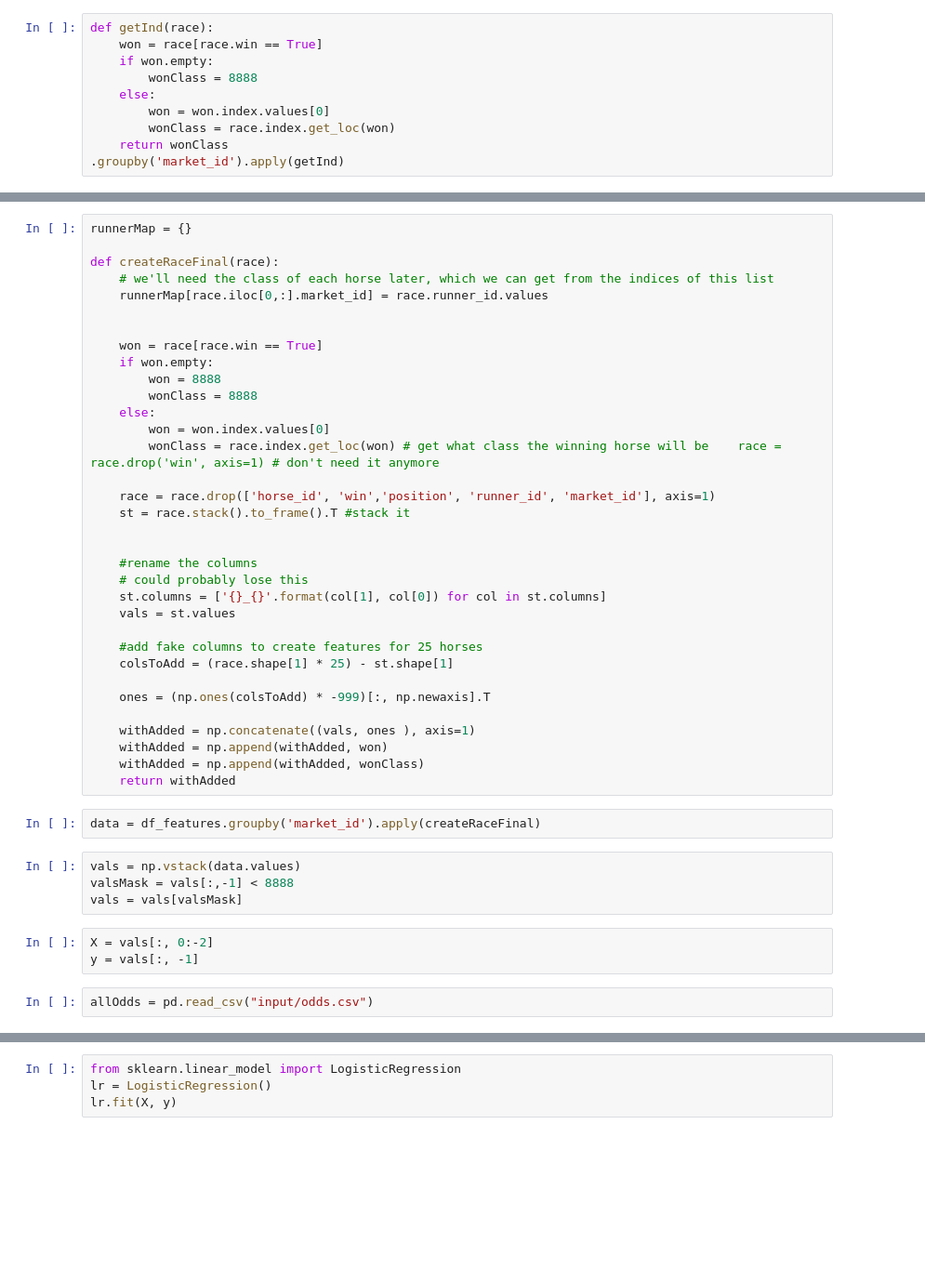
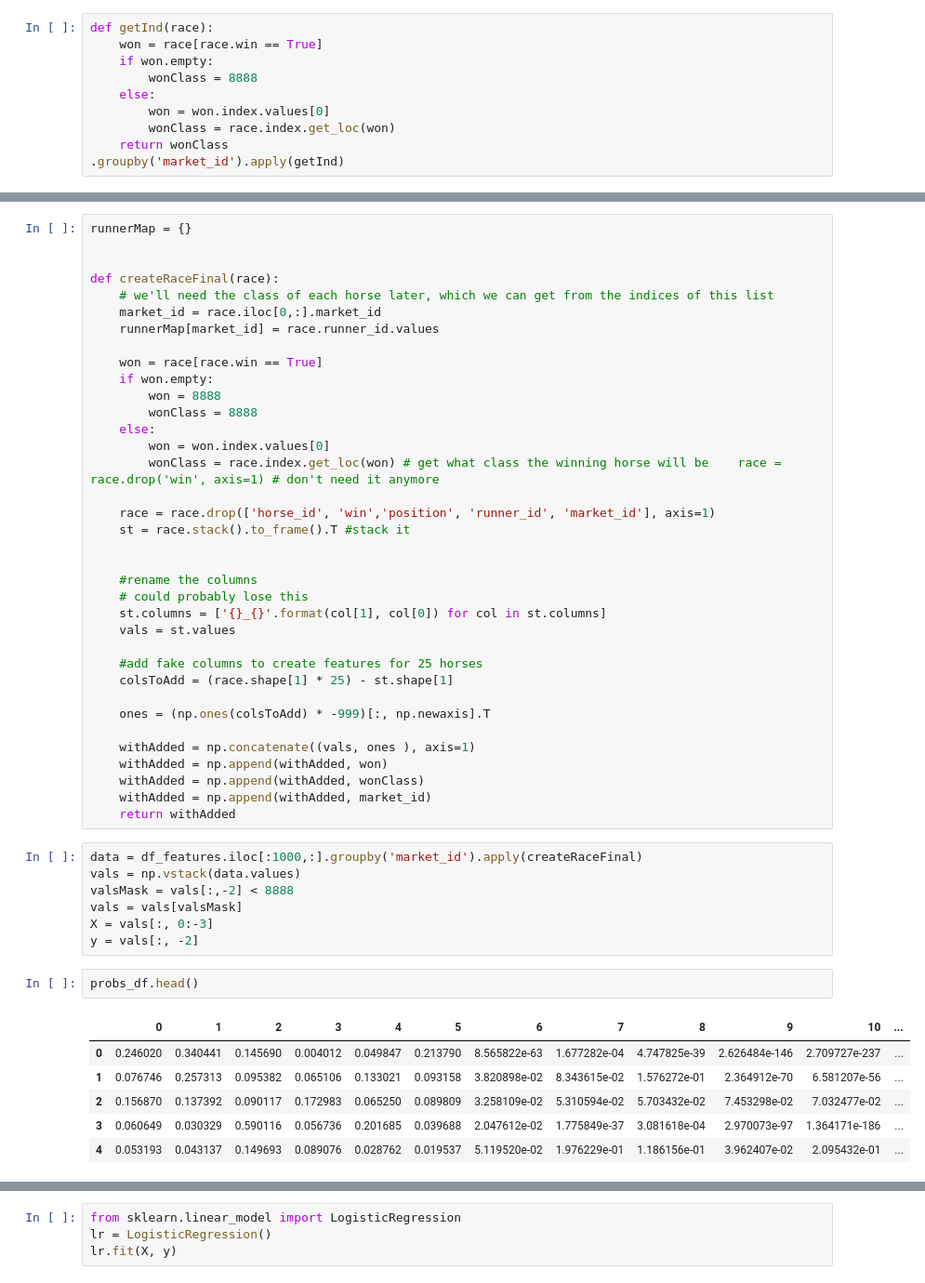
Before and after one commit to ryankresse/horses, a Jupyter notebook: multiclass.ipynb, the cells around one changed output, grey strips where cells are left out. Shown: that part at 93% size. Cells and saved outputs as stored; diff of their text form; blank space fills up the shorter version.

```diff
--- a/multiclass.ipynb
+++ b/multiclass.ipynb
@@ -80,10 +121,11 @@ def getInd(race):
 # %%
 runnerMap = {}
 
+
 def createRaceFinal(race):
     # we'll need the class of each horse later, which we can get from the indices of this list
-    runnerMap[race.iloc[0,:].market_id] = race.runner_id.values
-
+    market_id = race.iloc[0,:].market_id
+    runnerMap[market_id] = race.runner_id.values
 
     won = race[race.win == True]
     if won.empty:
@@ -110,15 +152,21 @@ def createRaceFinal(race):
     withAdded = np.concatenate((vals, ones ), axis=1)
     withAdded = np.append(withAdded, won)
     withAdded = np.append(withAdded, wonClass)
+    withAdded = np.append(withAdded, market_id)
     return withAdded
-# %%
-data = df_features.groupby('market_id').apply(createRaceFinal)
 # %%
+data = df_features.iloc[:1000,:].groupby('market_id').apply(createRaceFinal)
 vals = np.vstack(data.values)
-valsMask = vals[:,-1] < 8888
+valsMask = vals[:,-2] < 8888
 vals = vals[valsMask]
+X = vals[:, 0:-3]
+y = vals[:, -2]
-# %%
-X = vals[:, 0:-2]
-y = vals[:, -1]
-# %%
-allOdds = pd.read_csv("input/odds.csv")
+# %%
+probs_df.head()
+# %% [output]
+|  | 0 | 1 | 2 | 3 | 4 | 5 | 6 | 7 | 8 | 9 | 10 | ... |
+| 0 | 0.246020 | 0.340441 | 0.145690 | 0.004012 | 0.049847 | 0.213790 | 8.565822e-63 | 1.677282e-04 | 4.747825e-39 | 2.626484e-146 | 2.709727e-237 | ... |
+| 1 | 0.076746 | 0.257313 | 0.095382 | 0.065106 | 0.133021 | 0.093158 | 3.820898e-02 | 8.343615e-02 | 1.576272e-01 | 2.364912e-70 | 6.581207e-56 | ... |
+| 2 | 0.156870 | 0.137392 | 0.090117 | 0.172983 | 0.065250 | 0.089809 | 3.258109e-02 | 5.310594e-02 | 5.703432e-02 | 7.453298e-02 | 7.032477e-02 | ... |
+| 3 | 0.060649 | 0.030329 | 0.590116 | 0.056736 | 0.201685 | 0.039688 | 2.047612e-02 | 1.775849e-37 | 3.081618e-04 | 2.970073e-97 | 1.364171e-186 | ... |
+| 4 | 0.053193 | 0.043137 | 0.149693 | 0.089076 | 0.028762 | 0.019537 | 5.119520e-02 | 1.976229e-01 | 1.186156e-01 | 3.962407e-02 | 2.095432e-01 | ... |
```
Also changed, not shown: parts of 21 cells of this notebook, 3 other files.
